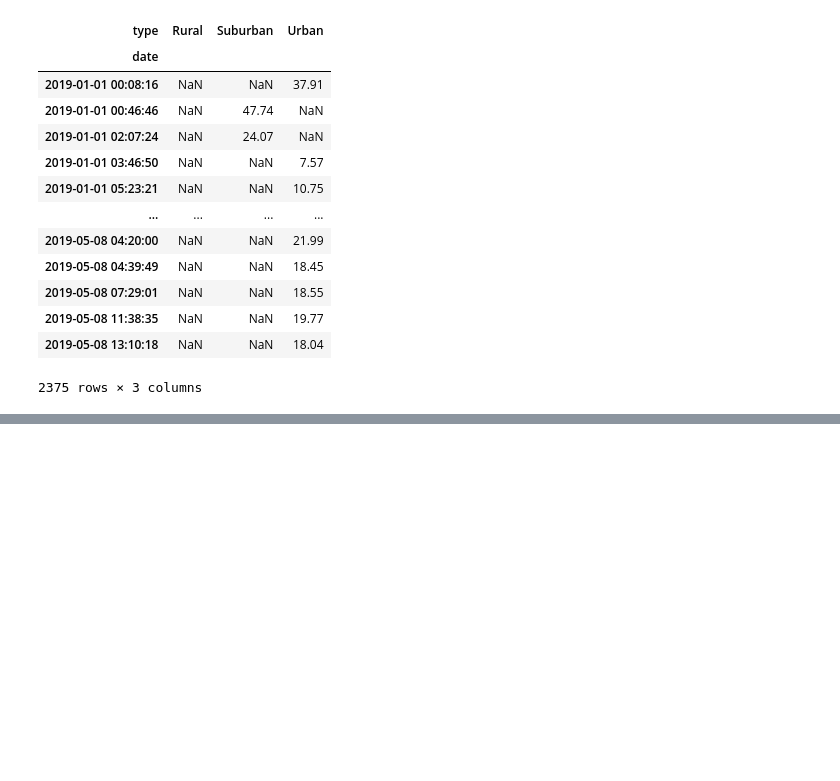
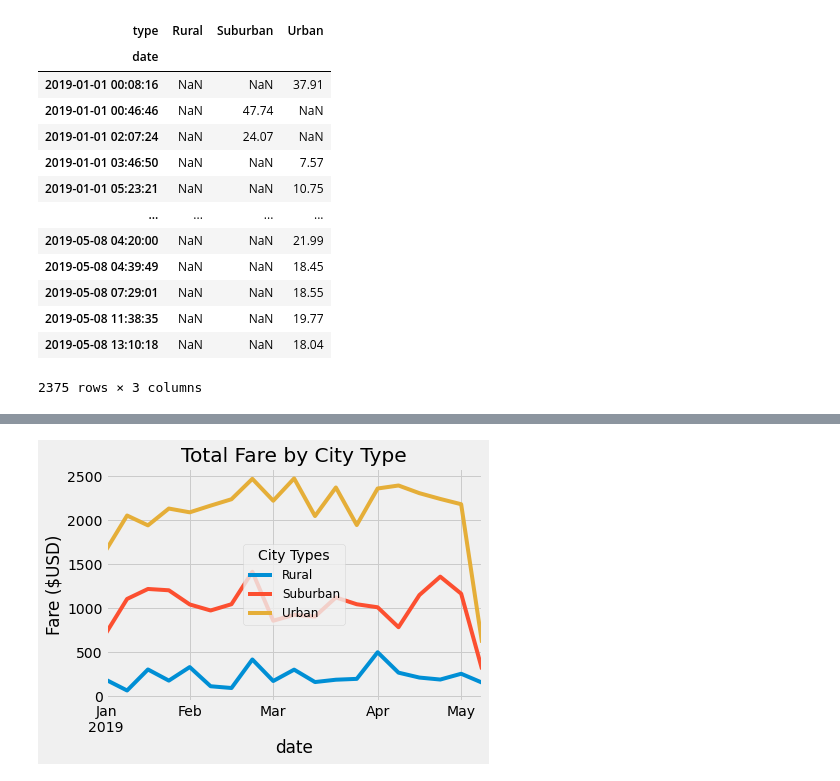
Before and after one commit to blandes37/PyBer_Analysis, a Jupyter notebook: PyBer_Challenge.ipynb, the cells around one changed output, grey strips where cells are left out. Drawn from its saved outputs; the diff is of its cells as text; code cells hidden in the pictures; blank space fills up the shorter version.

```diff
--- a/PyBer_Challenge.ipynb
+++ b/PyBer_Challenge.ipynb
@@ -163,3 +168,6 @@ fare_by_date_pivot
 # %%
 # 13. Set the "date" index to datetime datatype. This is necessary to use the resample() method in Step 8.
 # df.index = pd.to_datetime(df.index)
+
+fare_by_date_pivot.index = pd.to_datetime(fare_by_date_pivot.index)
+fare_by_date_pivot
@@ -168,2 +208,4 @@ fare_by_date_pivot
 # %%
 # 15. Create a new DataFrame using the "resample()" function by week 'W' and get the sum of the fares for each week.
+fare_by_week = fare_by_date_pivot.resample("W").sum()
+fare_by_week.head(10)
@@ -170,7 +225,15 @@ fare_by_date_pivot
 # %%
 # 16. Using the object-oriented interface method, plot the resample DataFrame using the df.plot() function.
 
 # Import the style from Matplotlib.
 from matplotlib import style
+
 # Use the graph style fivethirtyeight.
+
 style.use('fivethirtyeight')
+fare_by_week.plot()
+plt.ylabel("Fare ($USD)")
+plt.title("Total Fare by City Type")
+lgnd = plt.legend(fontsize="12", mode="Expanded",  loc="center", title="City Types")
+# %% [output]
+[figure, added]
```
Also changed, not shown: parts of 5 cells of this notebook, 2 other files.
